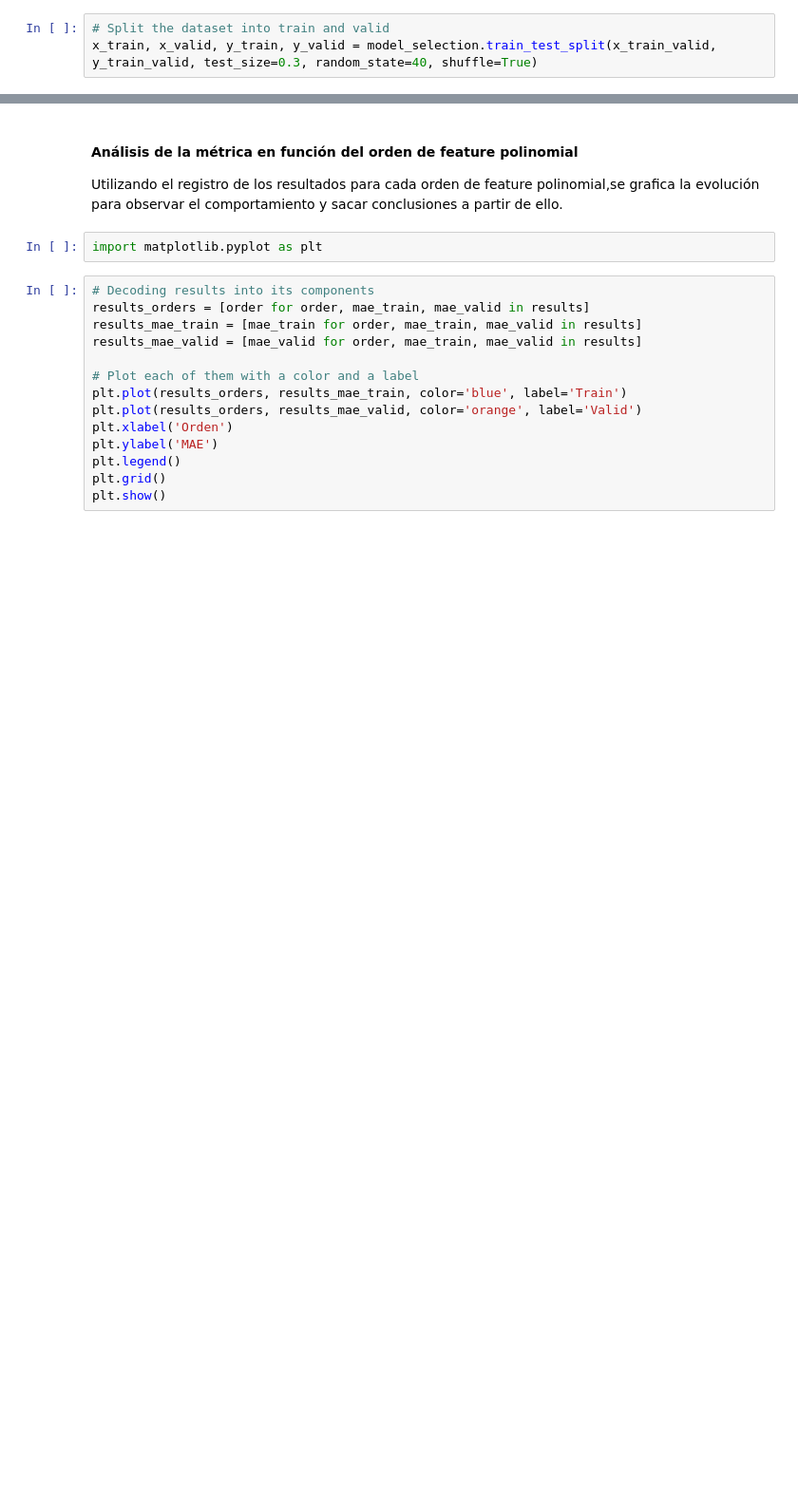
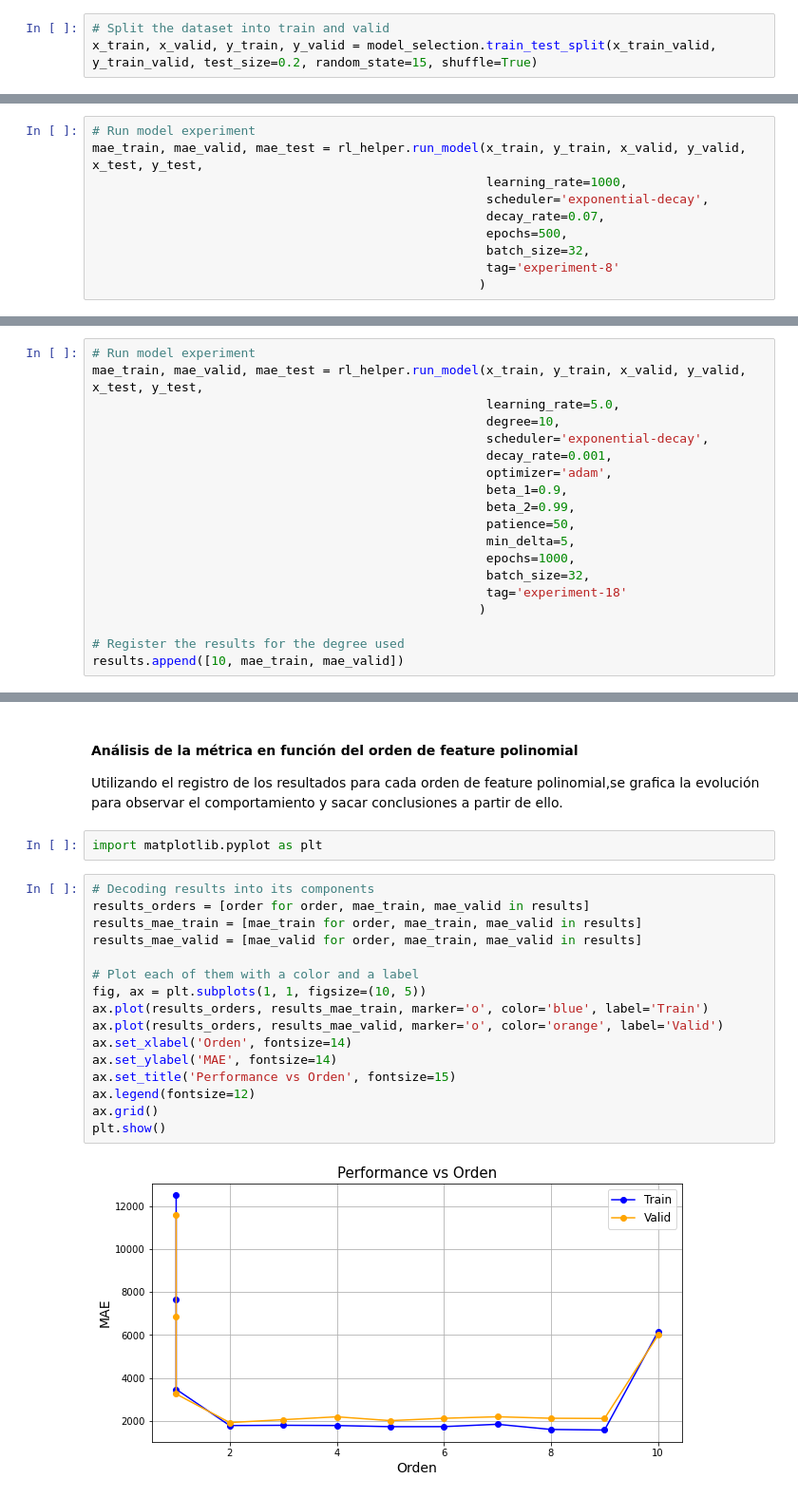
Before and after one commit to Kammann123/nn-tp2, a Jupyter notebook: notebooks/ej2/ej2_rl.ipynb, the cells around one changed output, grey strips where cells are left out. Shown: that part at 95% size. Cells and saved outputs as stored; diff of their text form; blank space fills up the shorter version.

```diff
--- a/notebooks/ej2/ej2_rl.ipynb
+++ b/notebooks/ej2/ej2_rl.ipynb
@@ -81,5 +91,5 @@ x_train_valid, x_test, y_train_valid, y_test = model_selection.train_test_split(
 # %%
 # Split the dataset into train and valid
-x_train, x_valid, y_train, y_valid = model_selection.train_test_split(x_train_valid, y_train_valid, test_size=0.3, random_state=40, shuffle=True)
+x_train, x_valid, y_train, y_valid = model_selection.train_test_split(x_train_valid, y_train_valid, test_size=0.2, random_state=15, shuffle=True)
 # %% [markdown]
 # 4. Regresión Lineal
@@ -474,0 +312,10 @@ results.append([10, mae_train, mae_valid])
+# %%
+# Run model experiment
+mae_train, mae_valid, mae_test = rl_helper.run_model(x_train, y_train, x_valid, y_valid, x_test, y_test,
+                                                     learning_rate=1000,
+                                                     scheduler='exponential-decay',
+                                                     decay_rate=0.07,
+                                                     epochs=500,
+                                                     batch_size=32,
+                                                     tag='experiment-8'
+                                                    )
@@ -474,0 +667,19 @@ results.append([10, mae_train, mae_valid])
+# %%
+# Run model experiment
+mae_train, mae_valid, mae_test = rl_helper.run_model(x_train, y_train, x_valid, y_valid, x_test, y_test,
+                                                     learning_rate=5.0,
+                                                     degree=10,
+                                                     scheduler='exponential-decay',
+                                                     decay_rate=0.001,
+                                                     optimizer='adam',
+                                                     beta_1=0.9,
+                                                     beta_2=0.99,
+                                                     patience=50,
+                                                     min_delta=5,
+                                                     epochs=1000,
+                                                     batch_size=32,
+                                                     tag='experiment-18'
+                                                    )
+
+# Register the results for the degree used
+results.append([10, mae_train, mae_valid])
@@ -480,16 +705,20 @@ import matplotlib.pyplot as plt
 # %%
 # Decoding results into its components
 results_orders = [order for order, mae_train, mae_valid in results]
 results_mae_train = [mae_train for order, mae_train, mae_valid in results]
 results_mae_valid = [mae_valid for order, mae_train, mae_valid in results]
 
 # Plot each of them with a color and a label
-plt.plot(results_orders, results_mae_train, color='blue', label='Train')
-plt.plot(results_orders, results_mae_valid, color='orange', label='Valid')
-plt.xlabel('Orden')
-plt.ylabel('MAE')
-plt.legend()
-plt.grid()
+fig, ax = plt.subplots(1, 1, figsize=(10, 5))
+ax.plot(results_orders, results_mae_train, marker='o', color='blue', label='Train')
+ax.plot(results_orders, results_mae_valid, marker='o', color='orange', label='Valid')
+ax.set_xlabel('Orden', fontsize=14)
+ax.set_ylabel('MAE', fontsize=14)
+ax.set_title('Performance vs Orden', fontsize=15)
+ax.legend(fontsize=12)
+ax.grid()
 plt.show()
+# %% [output]
+[figure, added]
 # %% [markdown]
 ### 4.1.3. Regularización
```
Also changed, not shown: parts of 60 cells of this notebook, 9 other files.
